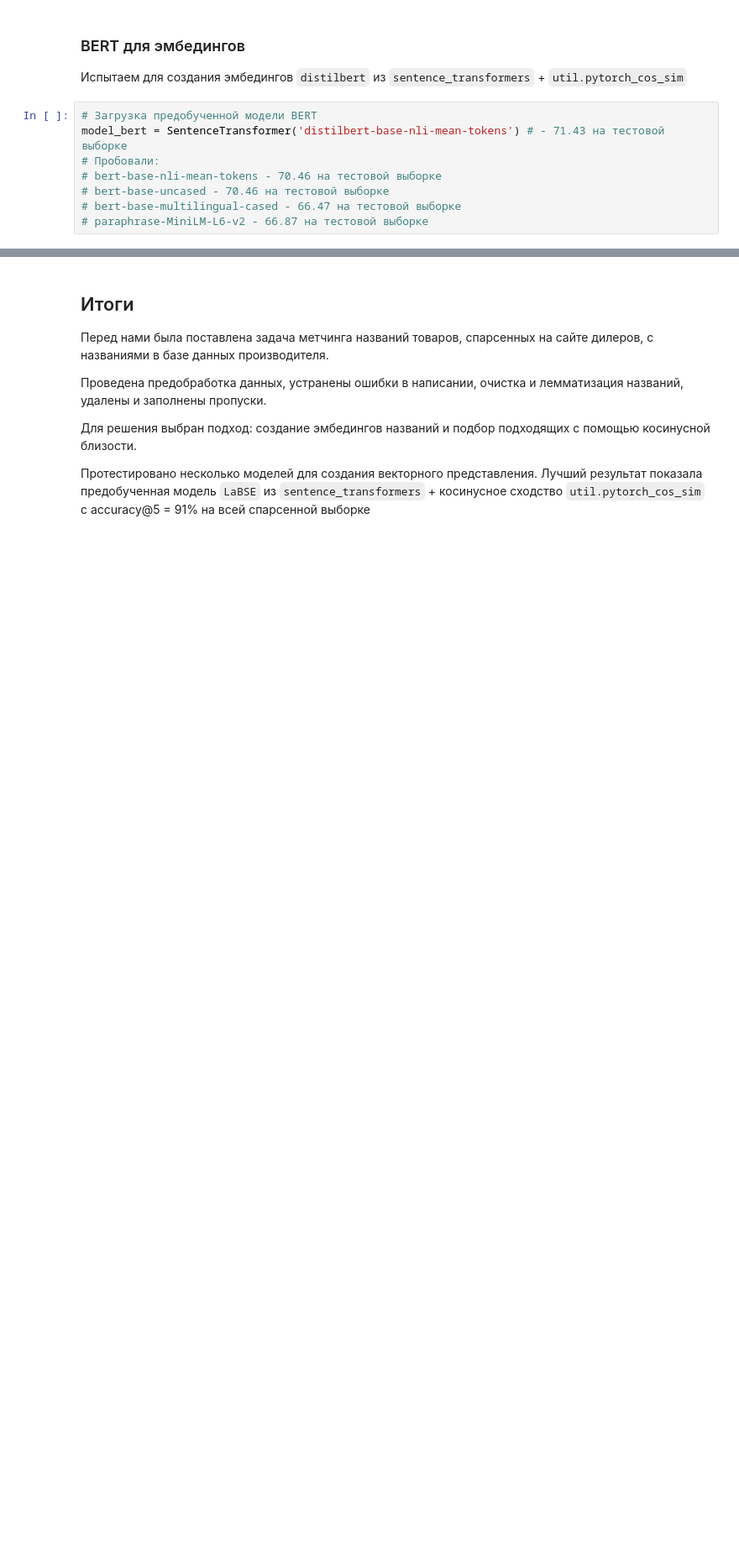
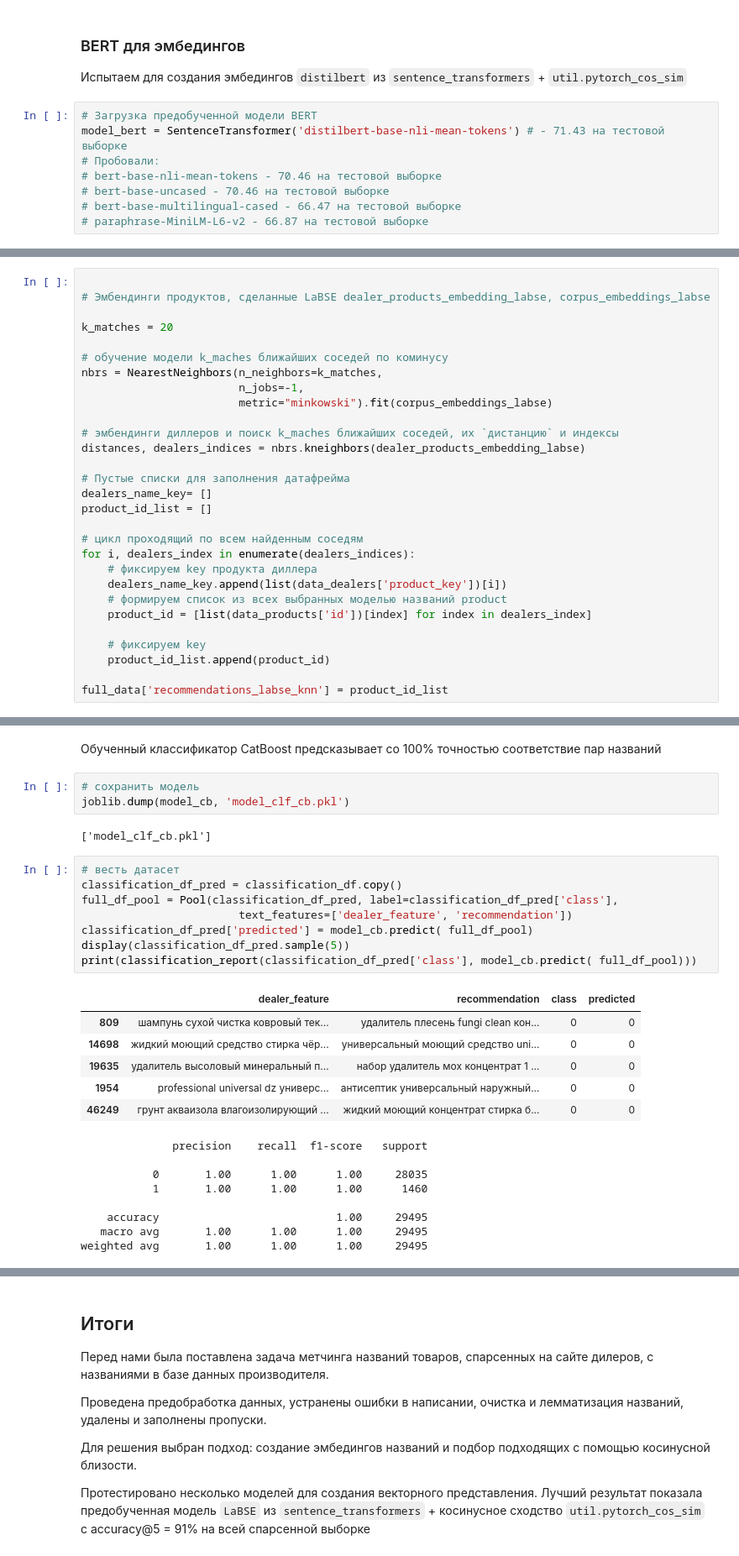
Before and after one commit to avkrickaya/Prosept_matching, a Jupyter notebook: prosept-hack-notebook.ipynb, the cells around one changed output, grey strips where cells are left out. Shown at 84% size. Cells and saved outputs as stored; diff of their text form; blank space fills up the shorter version.

```diff
--- a/prosept-hack-notebook.ipynb
+++ b/prosept-hack-notebook.ipynb
@@ -868,0 +1176,29 @@ results_table
+# %%
+
+# Эмбендинги продуктов, сделанные LaBSE dealer_products_embedding_labse, corpus_embeddings_labse
+
+k_matches = 20
+
+# обучение модели k_maches ближайших соседей по коминусу
+nbrs = NearestNeighbors(n_neighbors=k_matches,
+                        n_jobs=-1,
+                        metric="minkowski").fit(corpus_embeddings_labse)
+
+# эмбендинги диллеров и поиск k_maches ближайших соседей, их `дистанцию` и индексы
+distances, dealers_indices = nbrs.kneighbors(dealer_products_embedding_labse)
+
+# Пустые списки для заполнения датафрейма
+dealers_name_key= []
+product_id_list = []
+
+# цикл проходящий по всем найденным соседям
+for i, dealers_index in enumerate(dealers_indices):
+    # фиксируем key продукта диллера
+    dealers_name_key.append(list(data_dealers['product_key'])[i])
+    # формируем список из всех выбранных моделью названий product
+    product_id = [list(data_products['id'])[index] for index in dealers_index]
+
+    # фиксируем key
+    product_id_list.append(product_id)
+
+full_data['recommendations_labse_knn'] = product_id_list
@@ -868,0 +1347,30 @@ results_table
+# %% [markdown]
+Обученный классификатор CatBoost предсказывает со 100% точностью соответствие пар названий
+# %%
+# сохранить модель
+joblib.dump(model_cb, 'model_clf_cb.pkl')
+# %% [output]
+['model_clf_cb.pkl']
+# %%
+# весть датасет
+classification_df_pred = classification_df.copy()
+full_df_pool = Pool(classification_df_pred, label=classification_df_pred['class'],
+                        text_features=['dealer_feature', 'recommendation'])
+classification_df_pred['predicted'] = model_cb.predict( full_df_pool)
+display(classification_df_pred.sample(5))
+print(classification_report(classification_df_pred['class'], model_cb.predict( full_df_pool)))
+# %% [output]
+|  | dealer_feature | recommendation | class | predicted |
+| 809 | шампунь сухой чистка ковровый тек... | удалитель плесень fungi clean кон... | 0 | 0 |
+| 14698 | жидкий моющий средство стирка чёр... | универсальный моющий средство uni... | 0 | 0 |
+| 19635 | удалитель высоловый минеральный п... | набор удалитель мох концентрат 1 ... | 0 | 0 |
+| 1954 | professional universal dz универс... | антисептик универсальный наружный... | 0 | 0 |
+| 46249 | грунт акваизола влагоизолирующий ... | жидкий моющий концентрат стирка б... | 0 | 0 |
+              precision    recall  f1-score   support
+
+           0       1.00      1.00      1.00     28035
+           1       1.00      1.00      1.00      1460
+
+    accuracy                           1.00     29495
+   macro avg       1.00      1.00      1.00     29495
+weighted avg       1.00      1.00      1.00     29495
```
Also changed, not shown: parts of 105 cells of this notebook.
